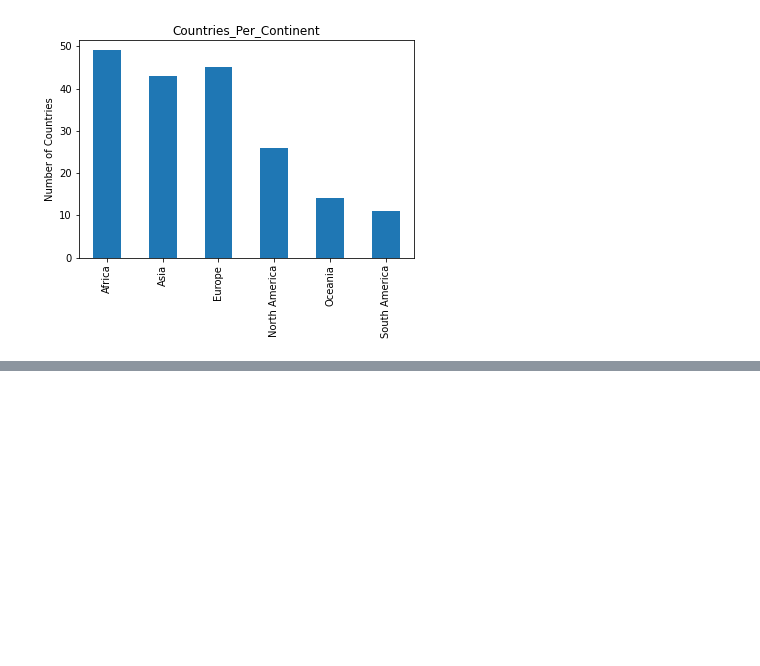
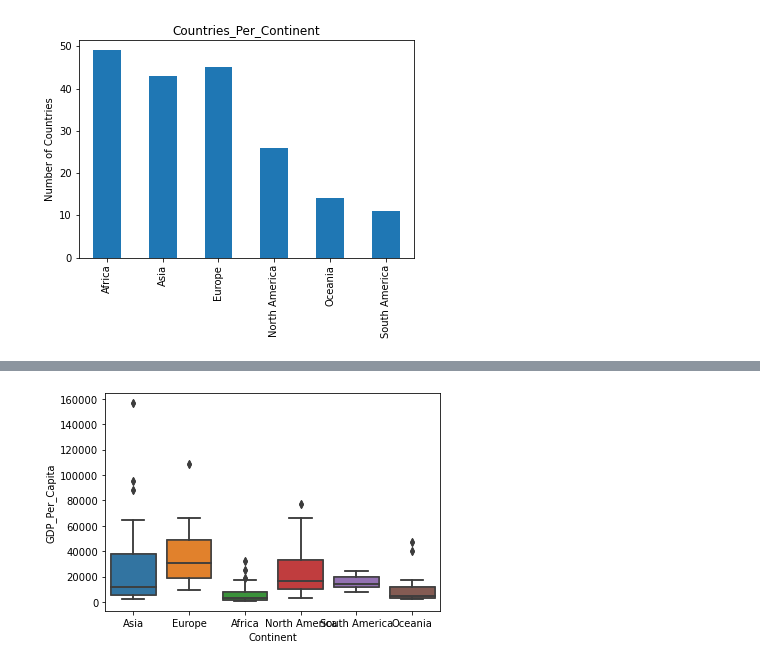
Before and after one commit to nss-data-science-cohort-6/un_data_question-smitamisra, a Jupyter notebook: notebooks/UN_Data_Exploration.ipynb, the cells around one changed output, grey strips where cells are left out. Saved outputs shown, nothing was run; the diff lists cells and outputs as text; code cells hidden in the pictures; blank space fills up the shorter version.

```diff
--- a/notebooks/UN_Data_Exploration.ipynb
+++ b/notebooks/UN_Data_Exploration.ipynb
@@ -632,0 +644,15 @@ gdp_df_merged.groupby('Continent')['Country'].nunique().plot(kind="bar", title =
+# %%
+#Scratch work
+import seaborn as sns
+#gdp_df_merged(gdp_df_merged.loc[gdp_df_merged['Year']== 2014]).groupby('Continent')['GDP_Per_Capita'].plot()
+df_merged_2014 = gdp_df_merged.loc[gdp_df_merged['Year']== 2014]
+df_merged_2014.shape
+
+sns.boxplot(data = df_merged_2014, x='Continent', y='GDP_Per_Capita');
+
+sns.boxplot(data = gdp_df_merged.loc[gdp_df_merged['Year']== 2014], x='Continent', y='GDP_Per_Capita');
+
+#df_merged_2014.groupby('Continent')['GDP_Per_Capita'].nunique().plot(kind="bar", title = '2014_GDP_Per_Continent', xlabel='', ylabel='GDP_Per_capita'')
+#sns.boxplot(data=df[["age", "fare"]], orient="h")
+# %% [output]
+[figure, added]
```
Also changed, not shown: parts of 27 cells of this notebook.
